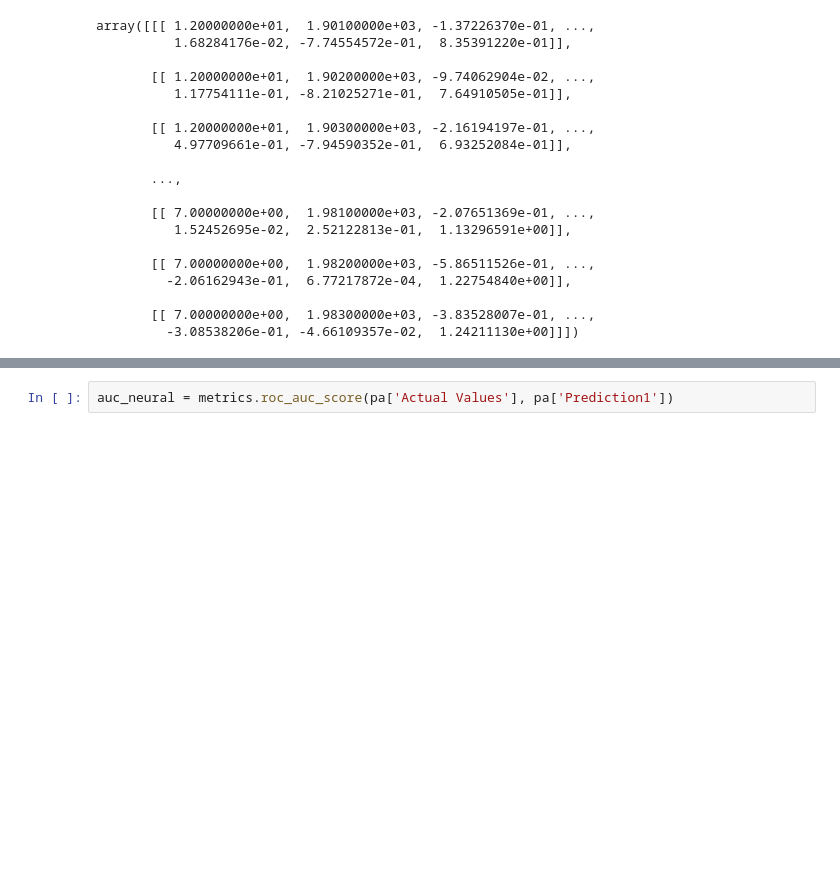
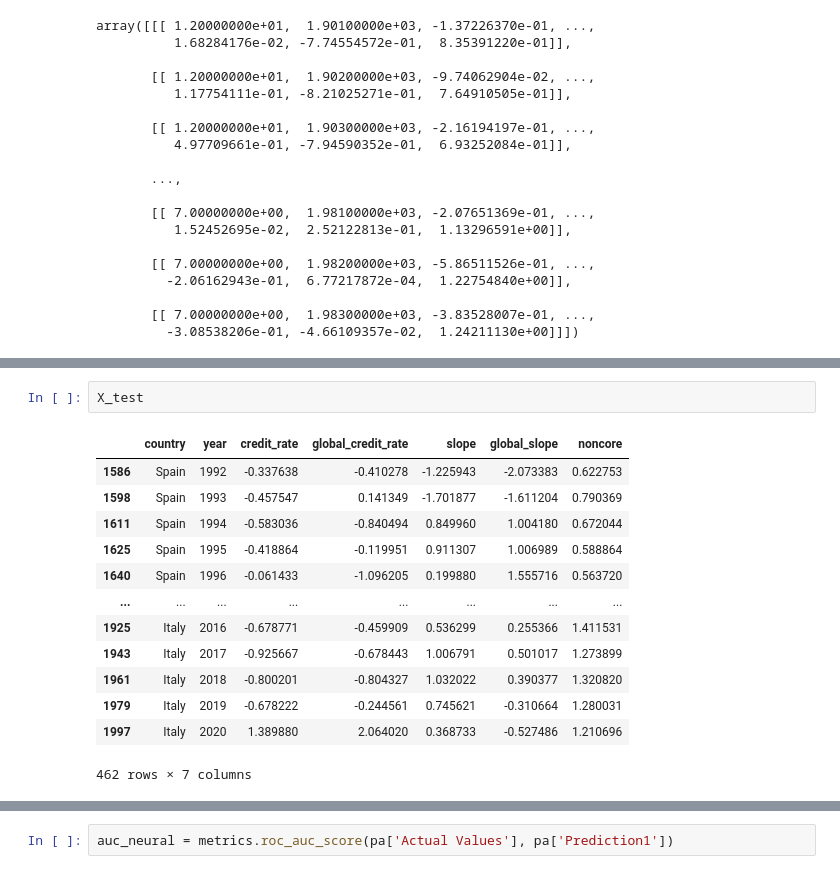
Before and after one commit to stenberg13/financial_crisis_prediction, a Jupyter notebook: Big_Data_Project_NEW.ipynb, the cells around one changed output, grey strips where cells are left out. Drawn from its saved outputs; the diff is of its cells as text; blank space fills up the shorter version.

```diff
--- a/Big_Data_Project_NEW.ipynb
+++ b/Big_Data_Project_NEW.ipynb
@@ -676,0 +679,16 @@ plt.show()
+# %%
+X_test
+# %% [output]
+|  | country | year | credit_rate | global_credit_rate | slope | global_slope | noncore |
+| 1586 | Spain | 1992 | -0.337638 | -0.410278 | -1.225943 | -2.073383 | 0.622753 |
+| 1598 | Spain | 1993 | -0.457547 | 0.141349 | -1.701877 | -1.611204 | 0.790369 |
+| 1611 | Spain | 1994 | -0.583036 | -0.840494 | 0.849960 | 1.004180 | 0.672044 |
+| 1625 | Spain | 1995 | -0.418864 | -0.119951 | 0.911307 | 1.006989 | 0.588864 |
+| 1640 | Spain | 1996 | -0.061433 | -1.096205 | 0.199880 | 1.555716 | 0.563720 |
+| ... | ... | ... | ... | ... | ... | ... | ... |
+| 1925 | Italy | 2016 | -0.678771 | -0.459909 | 0.536299 | 0.255366 | 1.411531 |
+| 1943 | Italy | 2017 | -0.925667 | -0.678443 | 1.006791 | 0.501017 | 1.273899 |
+| 1961 | Italy | 2018 | -0.800201 | -0.804327 | 1.032022 | 0.390377 | 1.320820 |
+| 1979 | Italy | 2019 | -0.678222 | -0.244561 | 0.745621 | -0.310664 | 1.280031 |
+| 1997 | Italy | 2020 | 1.389880 | 2.064020 | 0.368733 | -0.527486 | 1.210696 |
+462 rows × 7 columns
```
Also changed, not shown: parts of 11 cells of this notebook.
